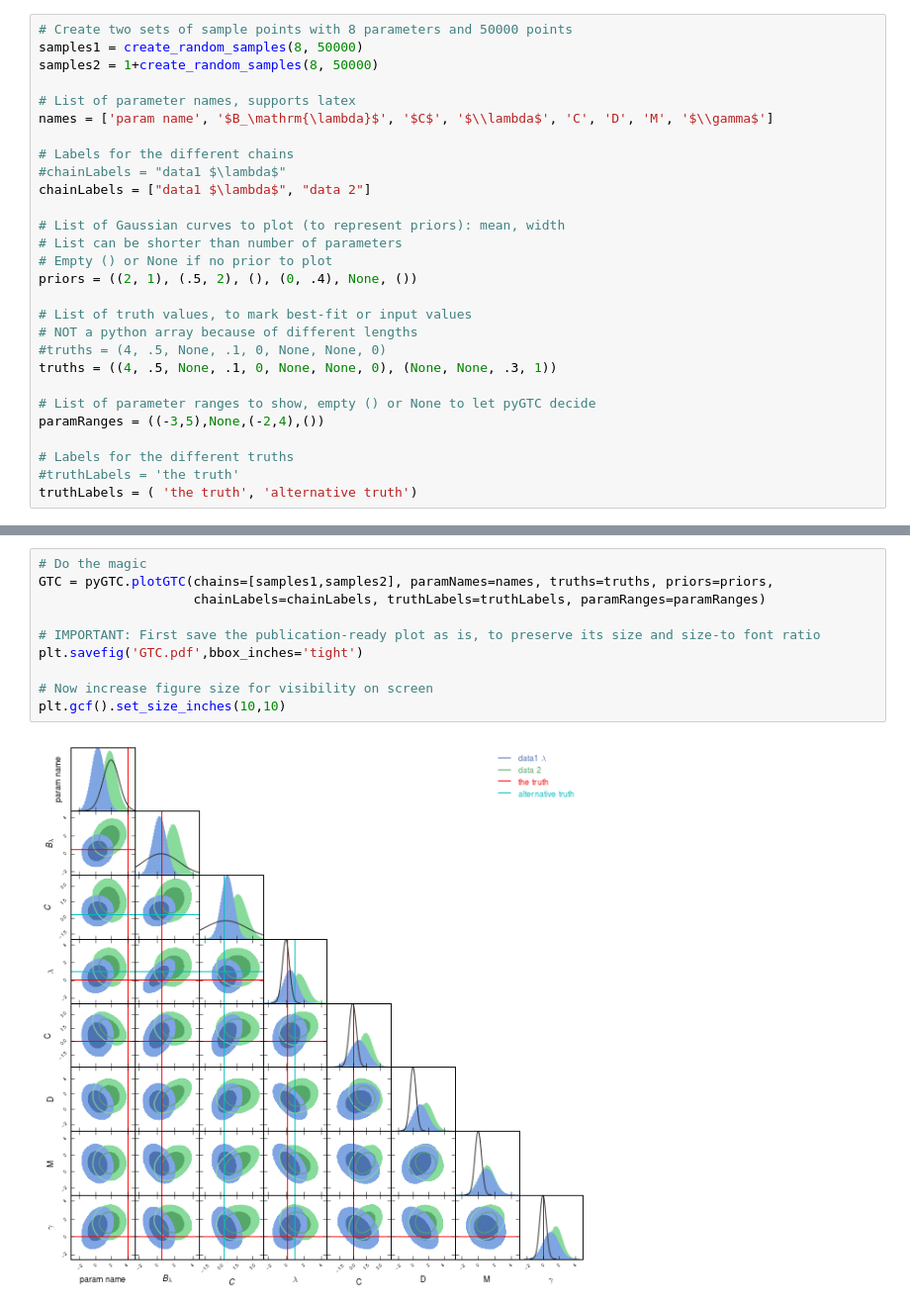
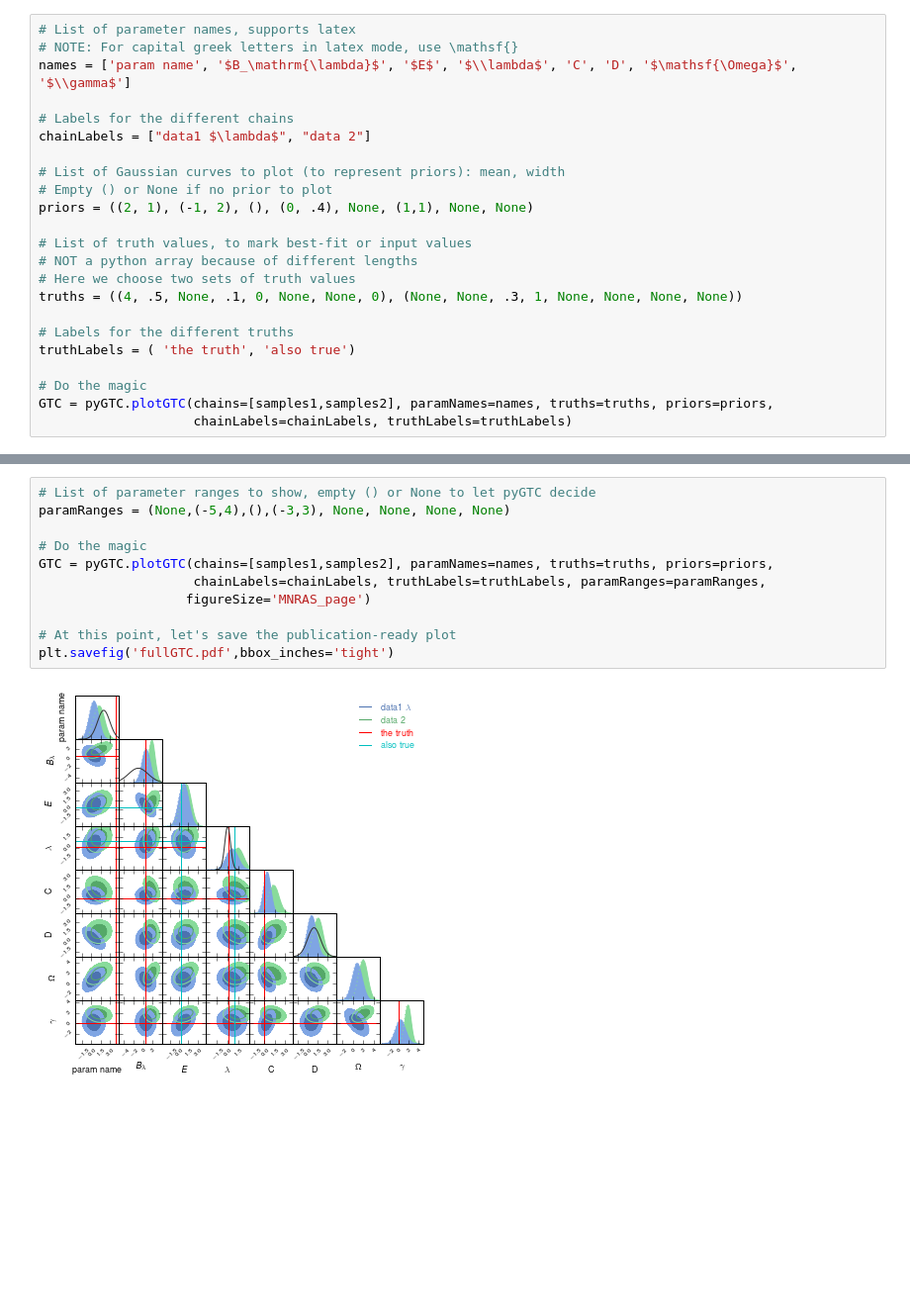
Before and after one commit to SebastianBocquet/pygtc, a Jupyter notebook: demo.ipynb, the cells around one changed output, grey strips where cells are left out. Shown at 99% size. Saved outputs shown, nothing was run; the diff lists cells and outputs as text; blank space fills up the shorter version.

Commit message:
ipython demo is ready

```diff
--- a/demo.ipynb
+++ b/demo.ipynb
@@ -16,28 +33,23 @@ def create_random_samples(ndim, Npoints):
 # %%
-# Create two sets of sample points with 8 parameters and 50000 points
-samples1 = create_random_samples(8, 50000)
-samples2 = 1+create_random_samples(8, 50000)
-
 # List of parameter names, supports latex
-names = ['param name', '$B_\mathrm{\lambda}$', '$C$', '$\\lambda$', 'C', 'D', 'M', '$\\gamma$']
+# NOTE: For capital greek letters in latex mode, use \mathsf{}
+names = ['param name', '$B_\mathrm{\lambda}$', '$E$', '$\\lambda$', 'C', 'D', '$\mathsf{\Omega}$', '$\\gamma$']
 
 # Labels for the different chains
-#chainLabels = "data1 $\lambda$"
 chainLabels = ["data1 $\lambda$", "data 2"]
 
 # List of Gaussian curves to plot (to represent priors): mean, width
-# List can be shorter than number of parameters
 # Empty () or None if no prior to plot
-priors = ((2, 1), (.5, 2), (), (0, .4), None, ())
+priors = ((2, 1), (-1, 2), (), (0, .4), None, (1,1), None, None)
 
 # List of truth values, to mark best-fit or input values
 # NOT a python array because of different lengths
-#truths = (4, .5, None, .1, 0, None, None, 0)
-truths = ((4, .5, None, .1, 0, None, None, 0), (None, None, .3, 1))
-
-# List of parameter ranges to show, empty () or None to let pyGTC decide
-paramRanges = ((-3,5),None,(-2,4),())
+# Here we choose two sets of truth values
+truths = ((4, .5, None, .1, 0, None, None, 0), (None, None, .3, 1, None, None, None, None))
 
 # Labels for the different truths
-#truthLabels = 'the truth'
-truthLabels = ( 'the truth', 'alternative truth')
+truthLabels = ( 'the truth', 'also true')
+
+# Do the magic
+GTC = pyGTC.plotGTC(chains=[samples1,samples2], paramNames=names, truths=truths, priors=priors,
+                    chainLabels=chainLabels, truthLabels=truthLabels)
@@ -44,12 +61,13 @@ truthLabels = ( 'the truth', 'alternative truth')
 # %%
+# List of parameter ranges to show, empty () or None to let pyGTC decide
+paramRanges = (None,(-5,4),(),(-3,3), None, None, None, None)
+
 # Do the magic
 GTC = pyGTC.plotGTC(chains=[samples1,samples2], paramNames=names, truths=truths, priors=priors,
-                    chainLabels=chainLabels, truthLabels=truthLabels, paramRanges=paramRanges)
+                    chainLabels=chainLabels, truthLabels=truthLabels, paramRanges=paramRanges,
+                   figureSize='MNRAS_page')
 
-# IMPORTANT: First save the publication-ready plot as is, to preserve its size and size-to font ratio
-plt.savefig('GTC.pdf',bbox_inches='tight')
-
-# Now increase figure size for visibility on screen
-plt.gcf().set_size_inches(10,10)
+# At this point, let's save the publication-ready plot
+plt.savefig('fullGTC.pdf',bbox_inches='tight')
 # %% [output]
-[figure, old version]
+[figure, new version]
```
Also changed, not shown: parts of 12 cells of this notebook.
